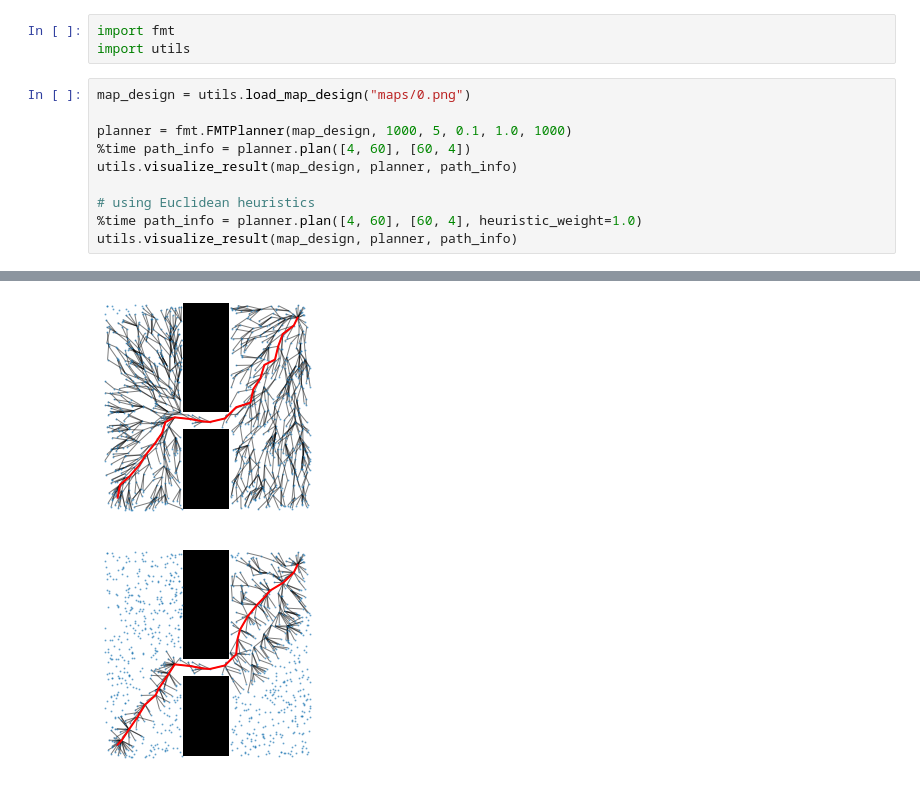
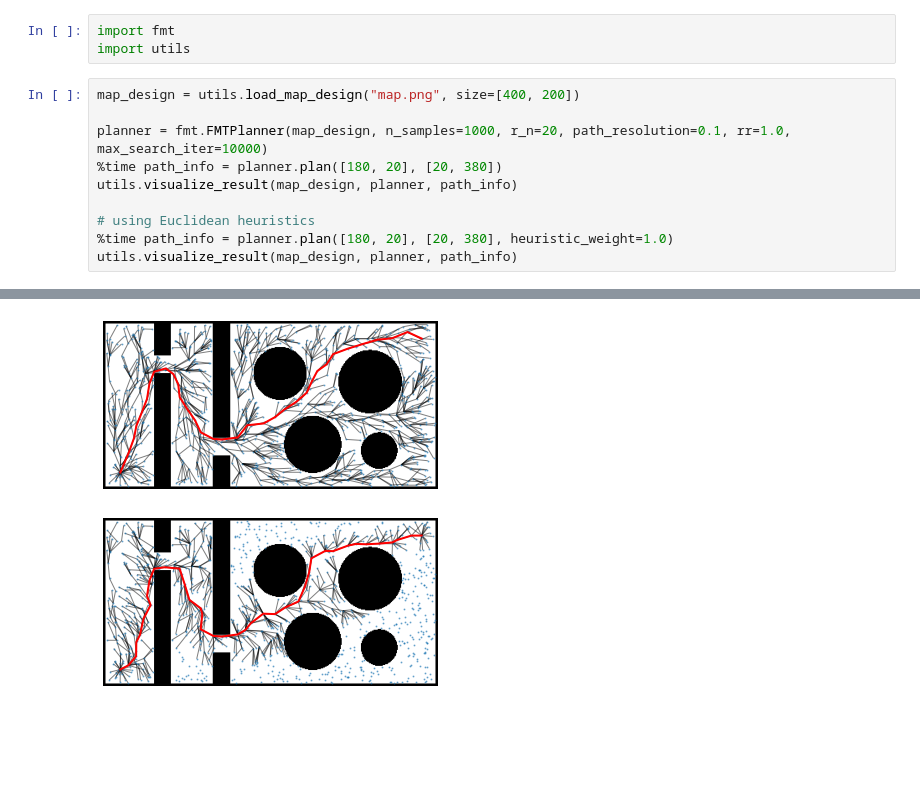
Before and after one commit to yonetaniryo/fmt, a Jupyter notebook: example.ipynb, the cells around one changed output, grey strips where cells are left out. Saved outputs shown, nothing was run; the diff lists cells and outputs as text; blank space fills up the shorter version.

```diff
--- a/example.ipynb
+++ b/example.ipynb
@@ -2,14 +2,14 @@
 import fmt
 import utils
 # %%
-map_design = utils.load_map_design("maps/0.png")
+map_design = utils.load_map_design("map.png", size=[400, 200])
 
-planner = fmt.FMTPlanner(map_design, 1000, 5, 0.1, 1.0, 1000)
-%time path_info = planner.plan([4, 60], [60, 4])
+planner = fmt.FMTPlanner(map_design, n_samples=1000, r_n=20, path_resolution=0.1, rr=1.0, max_search_iter=10000)
+%time path_info = planner.plan([180, 20], [20, 380])
 utils.visualize_result(map_design, planner, path_info)
 
 # using Euclidean heuristics
-%time path_info = planner.plan([4, 60], [60, 4], heuristic_weight=1.0)
+%time path_info = planner.plan([180, 20], [20, 380], heuristic_weight=1.0)
 utils.visualize_result(map_design, planner, path_info)
 # %% [output]
 Reached goal
@@ -21,2 +21,2 @@ Wall time: 171 ms
-[figure, old version]
+[figure, new version]
-[figure, old version]
+[figure, new version]
```
Also changed, not shown: parts of 2 cells of this notebook, 10 other files.
